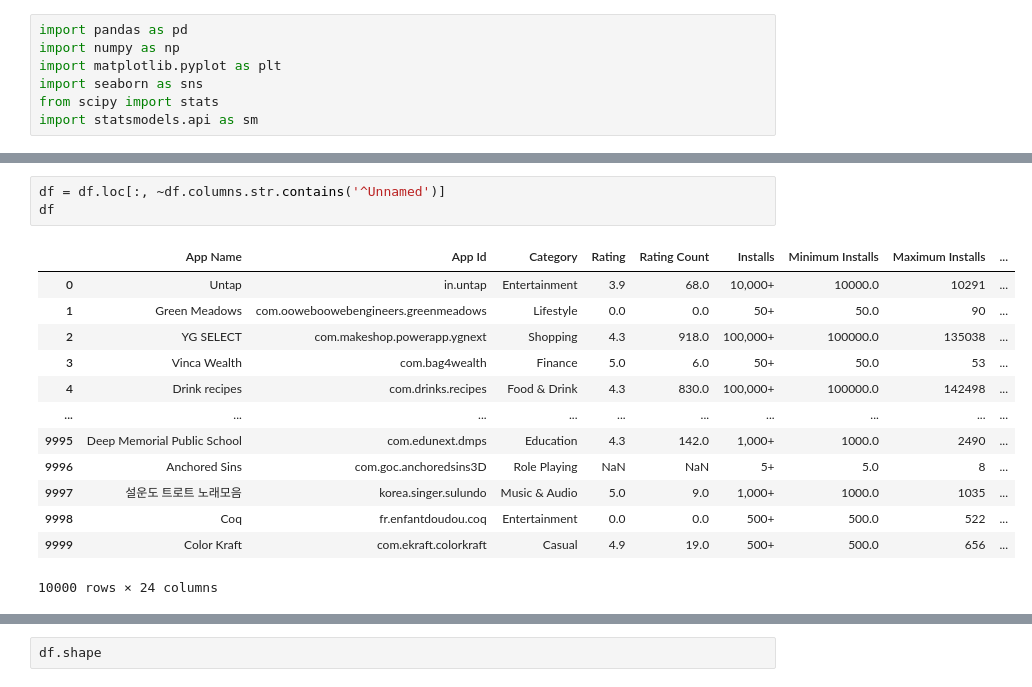
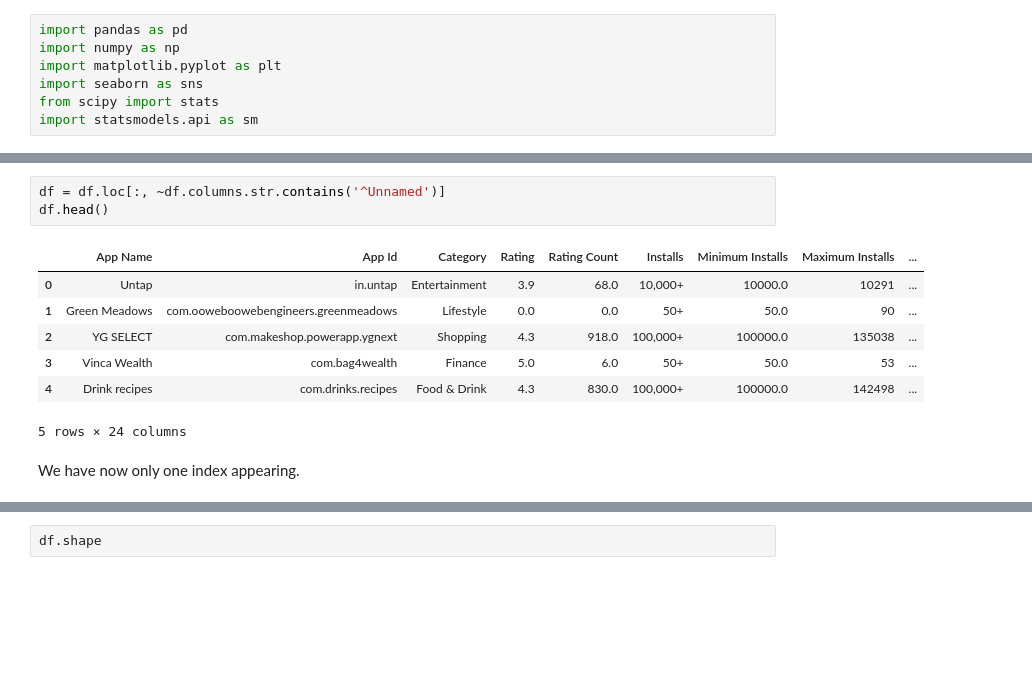
Before and after one commit to LouLan99/User-Rating-Prediction-Model, a Jupyter notebook: notebooks/01-data-loading-cleaning copy 3.ipynb, the cells around one changed output, grey strips where cells are left out. Drawn from its saved outputs; the diff is of its cells as text; blank space fills up the shorter version.

```diff
--- a/notebooks/01-data-loading-cleaning copy 3.ipynb
+++ b/notebooks/01-data-loading-cleaning copy 3.ipynb
@@ -27,18 +25,14 @@ We can see that there is an index column called Unnamed, we need to make the fir
 # %%
 df = df.loc[:, ~df.columns.str.contains('^Unnamed')]
-df
+df.head()
 # %% [output]
 |  | App Name | App Id | Category | Rating | Rating Count | Installs | Minimum Installs | Maximum Installs | ... |
 | 0 | Untap | in.untap | Entertainment | 3.9 | 68.0 | 10,000+ | 10000.0 | 10291 | ... |
 | 1 | Green Meadows | com.ooweboowebengineers.greenmeadows | Lifestyle | 0.0 | 0.0 | 50+ | 50.0 | 90 | ... |
 | 2 | YG SELECT | com.makeshop.powerapp.ygnext | Shopping | 4.3 | 918.0 | 100,000+ | 100000.0 | 135038 | ... |
 | 3 | Vinca Wealth | com.bag4wealth | Finance | 5.0 | 6.0 | 50+ | 50.0 | 53 | ... |
 | 4 | Drink recipes | com.drinks.recipes | Food & Drink | 4.3 | 830.0 | 100,000+ | 100000.0 | 142498 | ... |
-| ... | ... | ... | ... | ... | ... | ... | ... | ... | ... |
-| 9995 | Deep Memorial Public School | com.edunext.dmps | Education | 4.3 | 142.0 | 1,000+ | 1000.0 | 2490 | ... |
-| 9996 | Anchored Sins | com.goc.anchoredsins3D | Role Playing | NaN | NaN | 5+ | 5.0 | 8 | ... |
-| 9997 | 설운도 트로트 노래모음 | korea.singer.sulundo | Music & Audio | 5.0 | 9.0 | 1,000+ | 1000.0 | 1035 | ... |
-| 9998 | Coq | fr.enfantdoudou.coq | Entertainment | 0.0 | 0.0 | 500+ | 500.0 | 522 | ... |
-| 9999 | Color Kraft | com.ekraft.colorkraft | Casual | 4.9 | 19.0 | 500+ | 500.0 | 656 | ... |
-10000 rows × 24 columns
+5 rows × 24 columns
+# %% [markdown]
+We have now only one index appearing.
 # %% [markdown]
```
Also changed, not shown: parts of 53 cells of this notebook.
